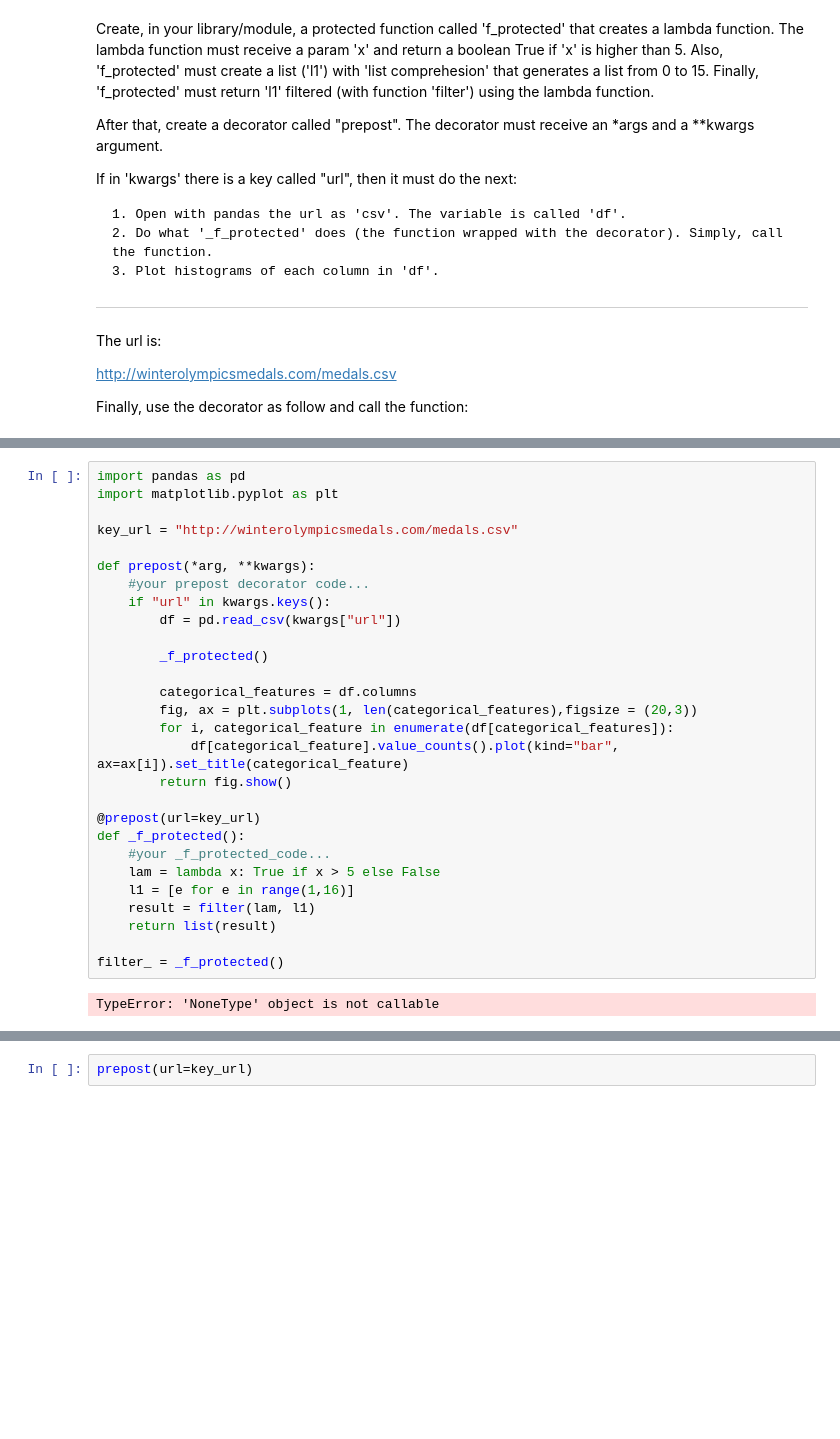
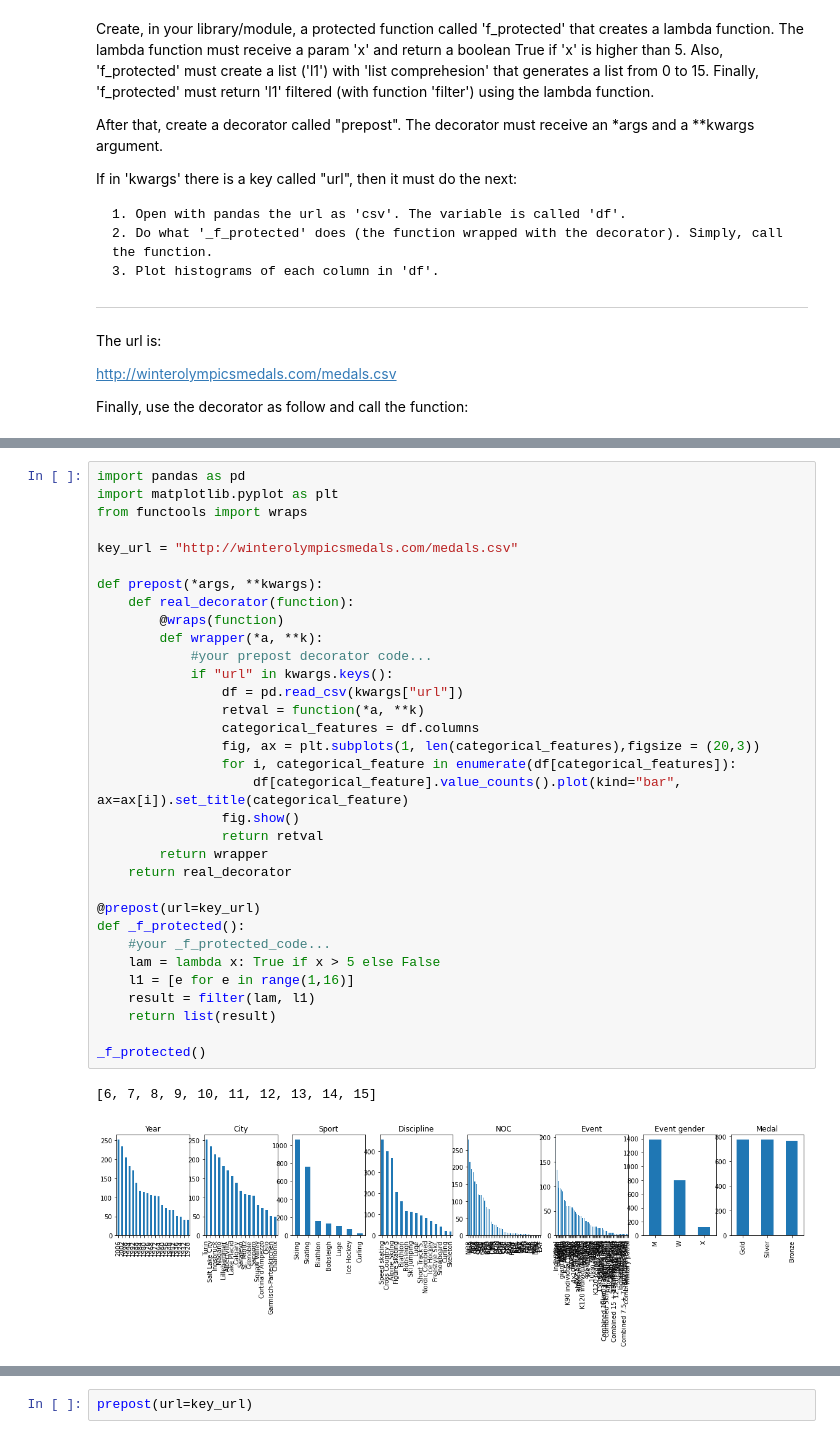
Before and after one commit to Clapiniella/data_science_jun_2020, a Jupyter notebook: week5/python/python_decorator_pandas.ipynb, the cells around one changed output, grey strips where cells are left out. Cells and saved outputs as stored; diff of their text form; blank space fills up the shorter version.

```diff
--- a/week5/python/python_decorator_pandas.ipynb
+++ b/week5/python/python_decorator_pandas.ipynb
@@ -21,30 +53,36 @@ Finally, use the decorator as follow and call the function:
 # %%
 import pandas as pd
 import matplotlib.pyplot as plt
+from functools import wraps
 
 key_url = "http://winterolympicsmedals.com/medals.csv"
 
-def prepost(*arg, **kwargs):
-    #your prepost decorator code...
-    if "url" in kwargs.keys():
-        df = pd.read_csv(kwargs["url"])
-
-        _f_protected()
-
-        categorical_features = df.columns
-        fig, ax = plt.subplots(1, len(categorical_features),figsize = (20,3))
-        for i, categorical_feature in enumerate(df[categorical_features]):
-            df[categorical_feature].value_counts().plot(kind="bar", ax=ax[i]).set_title(categorical_feature)
-        return fig.show()
+def prepost(*args, **kwargs):
+    def real_decorator(function):
+        @wraps(function)
+        def wrapper(*a, **k):
+            #your prepost decorator code...
+            if "url" in kwargs.keys():
+                df = pd.read_csv(kwargs["url"])
+                retval = function(*a, **k)
+                categorical_features = df.columns
+                fig, ax = plt.subplots(1, len(categorical_features),figsize = (20,3))
+                for i, categorical_feature in enumerate(df[categorical_features]):
+                    df[categorical_feature].value_counts().plot(kind="bar", ax=ax[i]).set_title(categorical_feature)
+                fig.show()
+                return retval
+        return wrapper
+    return real_decorator
 
 @prepost(url=key_url)
 def _f_protected():
     #your _f_protected_code...
     lam = lambda x: True if x > 5 else False
     l1 = [e for e in range(1,16)]
     result = filter(lam, l1)
     return list(result)
 
-filter_ = _f_protected()
+_f_protected()
 # %% [output]
-TypeError: 'NoneType' object is not callable
+[6, 7, 8, 9, 10, 11, 12, 13, 14, 15]
+[figure, added]
```
Also changed, not shown: parts of 2 cells of this notebook.
